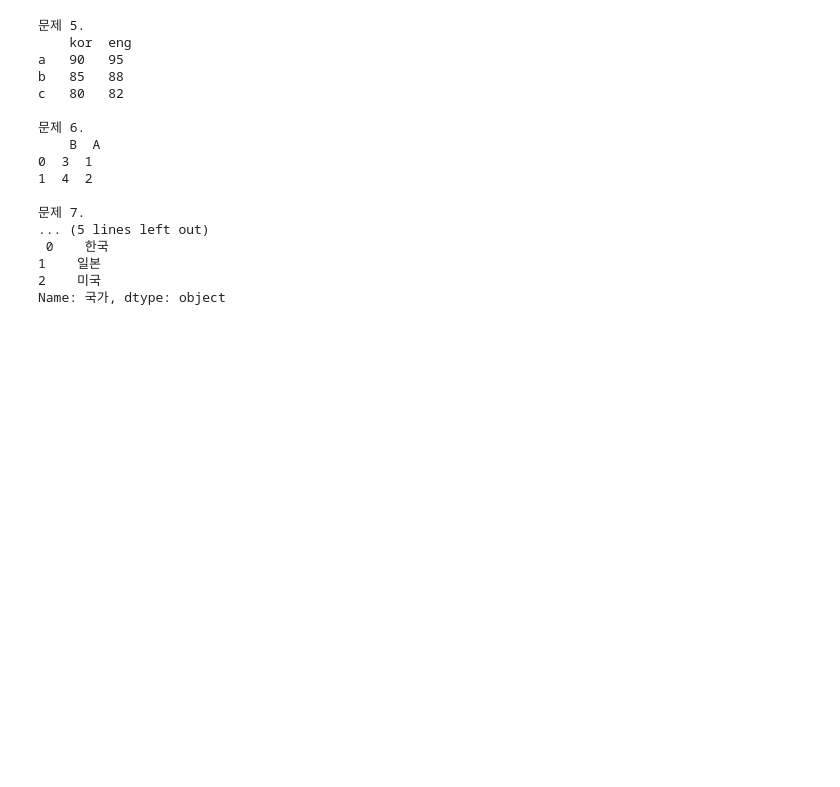
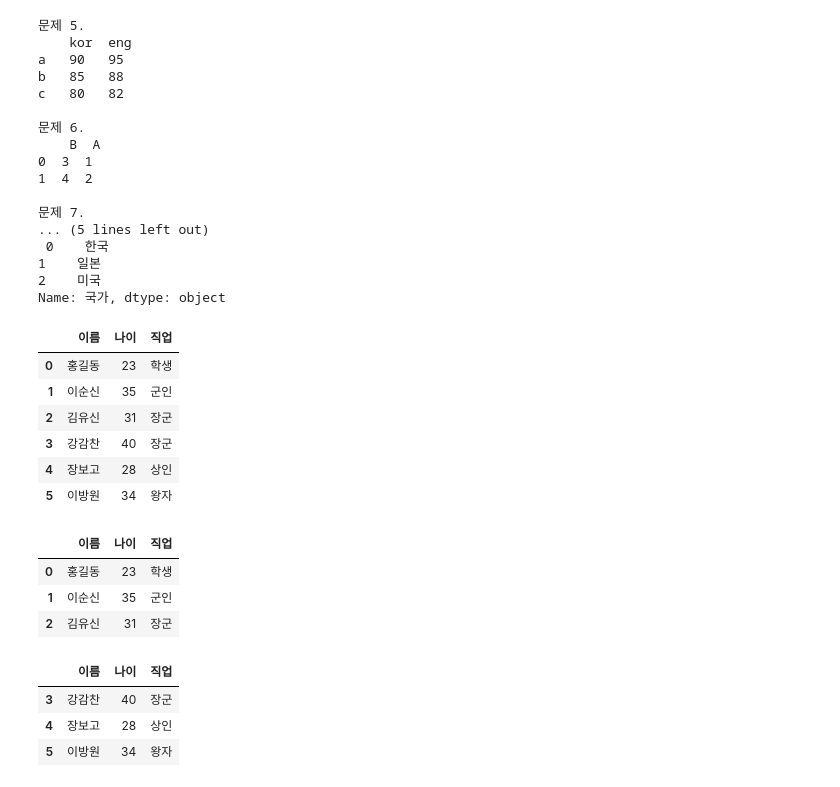
Before and after one commit to kimwjdhyun/KDT_RE_5th_Python, a Jupyter notebook: DataAnalysis/04_pandas.ipynb, the cells around one changed output. Drawn from its saved outputs; the diff is of its cells as text; code cells hidden in the pictures; blank space fills up the shorter version.

```diff
--- a/DataAnalysis/04_pandas.ipynb
+++ b/DataAnalysis/04_pandas.ipynb
@@ -457,3 +466,69 @@ c   80   82
 1    일본
 2    미국
 Name: 국가, dtype: object
+# %%
+# 데이터 탐색과 요약
+data = {
+    "이름": ["홍길동", "이순신", "김유신", "강감찬", "장보고", "이방원"],
+    "나이": [23, 35, 31, 40, 28, 34],
+    "직업": ["학생", "군인", "장군", "장군", "상인", "왕자"]
+}
+df = pd.DataFrame(data)
+df
+
+
+#   이름	    나이	직업
+# 0	홍길동	    23	    학생
+# 1	이순신	    35	    군인
+# 2	김유신	    31	    장군
+# 3	강감찬	    40	    장군
+# 4	장보고	    28	    상인
+# 5	이방원	    34	    왕자
+# %% [output]
+|  | 이름 | 나이 | 직업 |
+| 0 | 홍길동 | 23 | 학생 |
+| 1 | 이순신 | 35 | 군인 |
+| 2 | 김유신 | 31 | 장군 |
+| 3 | 강감찬 | 40 | 장군 |
+| 4 | 장보고 | 28 | 상인 |
+| 5 | 이방원 | 34 | 왕자 |
+# %%
+# 데이터 앞부분 미리 보기 : head(n)
+# 기본값 n = 5
+df.head()
+# 	이름	나이	직업
+# 0	홍길동	23	    학생
+# 1	이순신	35	    군인
+# 2	김유신	31	    장군
+# 3	강감찬	40	    장군
+# 4	장보고	28	    상인
+
+df.head(3)
+#     이름	나이	직업
+# 0	홍길동	23	    학생
+# 1	이순신	35	    군인
+# 2	김유신	31	    장군
+# %% [output]
+|  | 이름 | 나이 | 직업 |
+| 0 | 홍길동 | 23 | 학생 |
+| 1 | 이순신 | 35 | 군인 |
+| 2 | 김유신 | 31 | 장군 |
+# %%
+# 데이터 뒷부분 미리보기 : tail(n)
+df.tail()
+# 	이름	나이	직업
+# 1	이순신	35	    군인
+# 2	김유신	31	    장군
+# 3	강감찬	40	    장군
+# 4	장보고	28	    상인
+# 5	이방원	34	    왕자
+df.tail(3)
+# 	이름	나이	직업
+# 3	강감찬	40	    장군
+# 4	장보고	28	    상인
+# 5	이방원	34	    왕자
+# %% [output]
+|  | 이름 | 나이 | 직업 |
+| 3 | 강감찬 | 40 | 장군 |
+| 4 | 장보고 | 28 | 상인 |
+| 5 | 이방원 | 34 | 왕자 |
```
Also changed, not shown: parts of 36 cells of this notebook.
